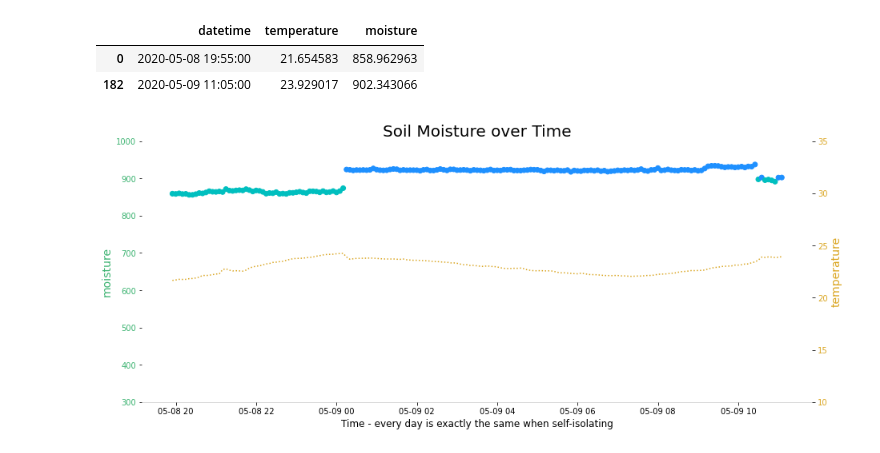
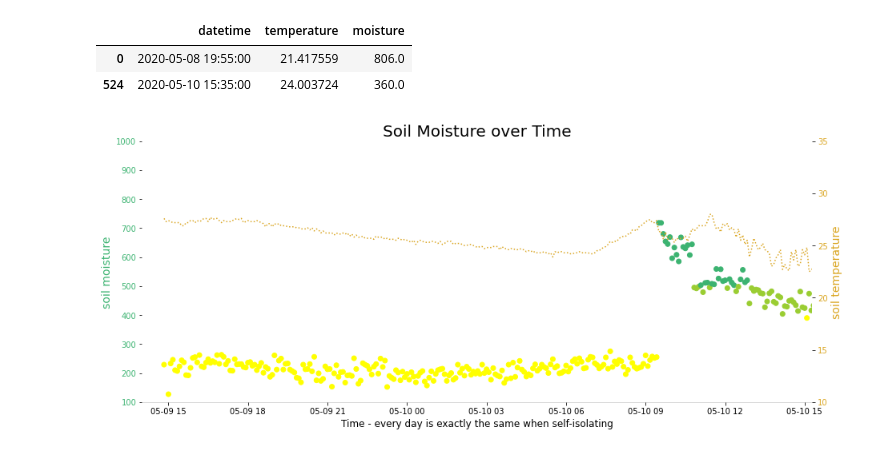
Before and after one commit to m1key/raspberry-pi, a Jupyter notebook: moist/Moisture.ipynb, the cells around one changed output. Drawn from its saved outputs; the diff is of its cells as text; code cells hidden in the pictures.

```diff
--- a/moist/Moisture.ipynb
+++ b/moist/Moisture.ipynb
@@ -7,47 +7,51 @@ url = 'https://raw.githubusercontent.com/m1key/raspberry-pi/master/moist/moistur
 df = pd.read_csv(url, sep=",", names=['datetime', 'temperature', 'moisture'])
 df['datetime'] = pd.to_datetime(df['datetime'])
 df = df.set_index('datetime')
-df = df.groupby(pd.Grouper(freq="5min")).mean()
+df = df.groupby(pd.Grouper(freq="5min")).min()
 df = df.reset_index()
 df.iloc[[0, -1]]
 # %% [output]
 |  | datetime | temperature | moisture |
-| 0 | 2020-05-08 19:55:00 | 21.654583 | 858.962963 |
-| 182 | 2020-05-09 11:05:00 | 23.929017 | 902.343066 |
+| 0 | 2020-05-08 19:55:00 | 21.417559 | 806.0 |
+| 524 | 2020-05-10 15:35:00 | 24.003724 | 360.0 |
 # %%
 import matplotlib.pyplot as plt
 
 import numpy as np
 colors = np.where(df["moisture"] > 900, 'dodgerblue',
          (np.where(df["moisture"] > 800, 'c',
                    (np.where(df["moisture"] > 500, 'mediumseagreen',
                        (np.where(df['moisture'] > 400, 'yellowgreen', 'yellow')))))))
 
 fig, ax = plt.subplots(1, figsize=(15,6))
 ax.scatter(df['datetime'], df['moisture'], c=colors)
-ax.set_ylabel('moisture', color='mediumseagreen', fontsize=14)
+ax.set_ylabel('soil moisture', color='mediumseagreen', fontsize=14)
 ax.tick_params(axis='y', labelcolor='mediumseagreen')
-ax.set_ylim(300, 1000)
+ax.set_ylim(100, 1000)
 ax.set_xlabel('Time - every day is exactly the same when self-isolating', fontsize=12)
 
 ax2 = ax.twinx()
 ax2.plot(df['datetime'], df['temperature'], linestyle='dotted', color='goldenrod')
-ax2.set_ylabel('temperature', color='goldenrod', fontsize=14)
+ax2.set_ylabel('soil temperature', color='goldenrod', fontsize=14)
 ax2.tick_params(axis='y', labelcolor='goldenrod')
 ax2.set_ylim(10, 35)
 
 plt.title('Soil Moisture over Time', fontsize=20)
+import datetime
+#from datetime import timedelta
+#plt.xlim(datetime.datetime.now() - timedelta(hours=24*1), datetime.datetime.now())
+plt.xlim(datetime.datetime(2020, 5, 9, 14, 00), datetime.datetime.now())
 
 ax.spines['right'].set_visible(False)
 ax.spines['top'].set_visible(False)
 ax.spines['left'].set_alpha(0.0)
 ax.spines['bottom'].set_alpha(0.1)
 
 ax2.spines['right'].set_visible(False)
 ax2.spines['top'].set_visible(False)
 ax2.spines['left'].set_alpha(0.0)
 ax2.spines['bottom'].set_alpha(0.1)
 
 plt.show()
 # %% [output]
-[figure, old version]
+[figure, new version]
```
